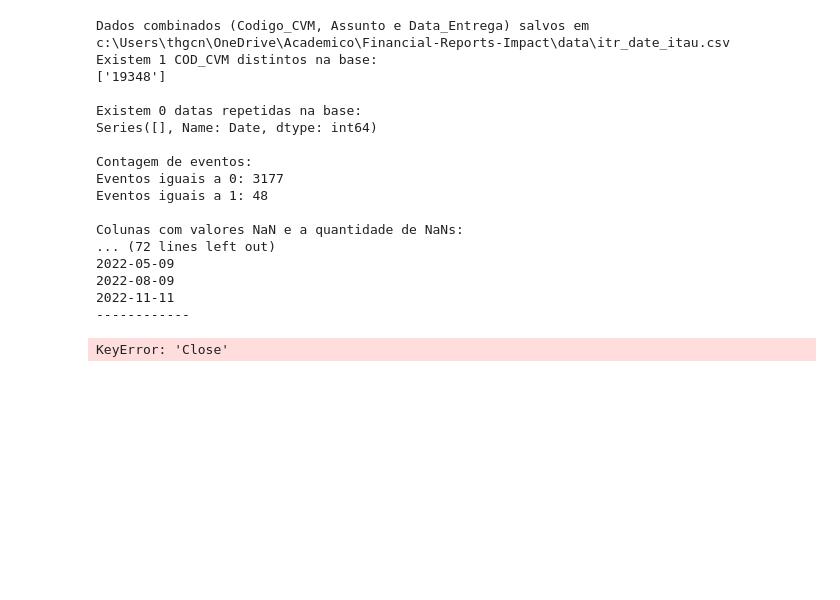
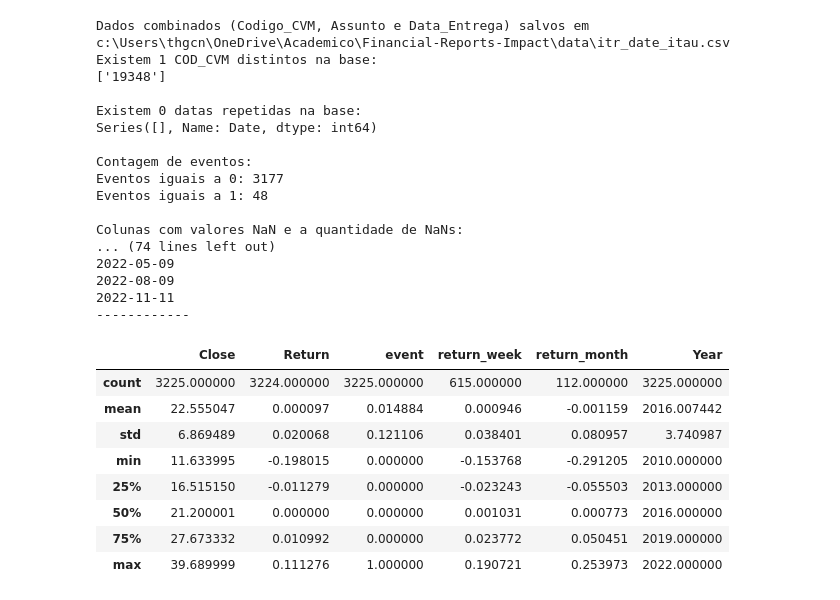
Before and after one commit to thgcns/Financial-Reports-Impact, a Jupyter notebook: 1 - Pipeline de dados/1 - Pipeline de captura acoes e data de publicacao relatorio.ipynb, the cells around one changed output. Drawn from its saved outputs; the diff is of its cells as text; code cells hidden in the pictures; blank space fills up the shorter version.

Commit message:
Separando as massas entre diario, semanal e mensal

```diff
--- a/1 - Pipeline de dados/1 - Pipeline de captura acoes e data de publicacao relatorio.ipynb
+++ b/1 - Pipeline de dados/1 - Pipeline de captura acoes e data de publicacao relatorio.ipynb
@@ -111,7 +111,7 @@ def process_itau_data(itau_file, event_dates_file, codecvm):
     #itau_data['month_return'] = np.log(itau_data['Close'] / itau_data['Close'].shift(22))
 
     # Selecionar as colunas relevantes para o DataFrame final
-    final_data = itau_data[['CD_CVM', 'Date', 'Return', 'event']]
+    final_data = itau_data[['CD_CVM', 'Close', 'Date', 'Return', 'event']]
 
     return final_data
 
@@ -323,3 +342,26 @@ def analyze_data_quality(final_data):
+# %%
+# Função do calculo do retorno mensal
+def calculate_returns_month(df):
+    df['return_month'] = np.nan
+    start_idx = 0
+    while start_idx < len(df):
+        # Encontra o próximo evento
+        event_idx = df[start_idx:]['event'].eq(1).idxmax() if 1 in df[start_idx:]['event'].values else len(df)
+
+        # Divide o intervalo entre start_idx e event_idx em segmentos de 22 dias
+        for i in range(start_idx, event_idx, 22):
+            if i + 21 < event_idx:
+                # Calcular o log-retorno mensal
+                df.loc[i + 21, 'return_month'] = np.log(df.loc[i + 21, 'Close'] / df.loc[i, 'Close'])
+
+        # Reinicia após o evento
+        start_idx = event_idx + 1
+
+    return df
+
+# Exemplo de uso com a coluna 'Close'
+# df = pd.read_csv('path_to_final_data.csv')  # Carregar os dados
+# df = calculate_returns_month(df)
 # %%
 #chamada da função
 save_cvm_dates_combined(start_y, final_y, codecvm, event_dates_file)
@@ -329,6 +371,8 @@ set_event(final_data, "2018-04-30")
 set_event(final_data, "2021-11-04")
 set_event(final_data, "2022-11-11")
 #qualidade
+final_data = calculate_returns_week(final_data)
+final_data = calculate_returns_month(final_data)
 analyze_data_quality(final_data)
 # %% [output]
 Dados combinados (Codigo_CVM, Assunto e Data_Entrega) salvos em c:\Users\thgcn\OneDrive\Academico\Financial-Reports-Impact\data\itr_date_itau.csv
@@ -343,7 +387,7 @@ Eventos iguais a 0: 3177
 Eventos iguais a 1: 48
 
 Colunas com valores NaN e a quantidade de NaNs:
-... (72 lines left out)
+... (74 lines left out)
 2022-05-09
 2022-08-09
 2022-11-11
@@ -378,4 +395,12 @@ def return_week(final_data):
-# %%
-week_data = return_week(final_data)
-# %% [output]
-KeyError: 'Close'
+# %%
+final_data.describe()
+# %% [output]
+|  | Close | Return | event | return_week | return_month | Year |
+| count | 3225.000000 | 3224.000000 | 3225.000000 | 615.000000 | 112.000000 | 3225.000000 |
+| mean | 22.555047 | 0.000097 | 0.014884 | 0.000946 | -0.001159 | 2016.007442 |
+| std | 6.869489 | 0.020068 | 0.121106 | 0.038401 | 0.080957 | 3.740987 |
+| min | 11.633995 | -0.198015 | 0.000000 | -0.153768 | -0.291205 | 2010.000000 |
+| 25% | 16.515150 | -0.011279 | 0.000000 | -0.023243 | -0.055503 | 2013.000000 |
+| 50% | 21.200001 | 0.000000 | 0.000000 | 0.001031 | 0.000773 | 2016.000000 |
+| 75% | 27.673332 | 0.010992 | 0.000000 | 0.023772 | 0.050451 | 2019.000000 |
+| max | 39.689999 | 0.111276 | 1.000000 | 0.190721 | 0.253973 | 2022.000000 |
```
Also changed, not shown: parts of 3 cells of this notebook, 2 other files.
